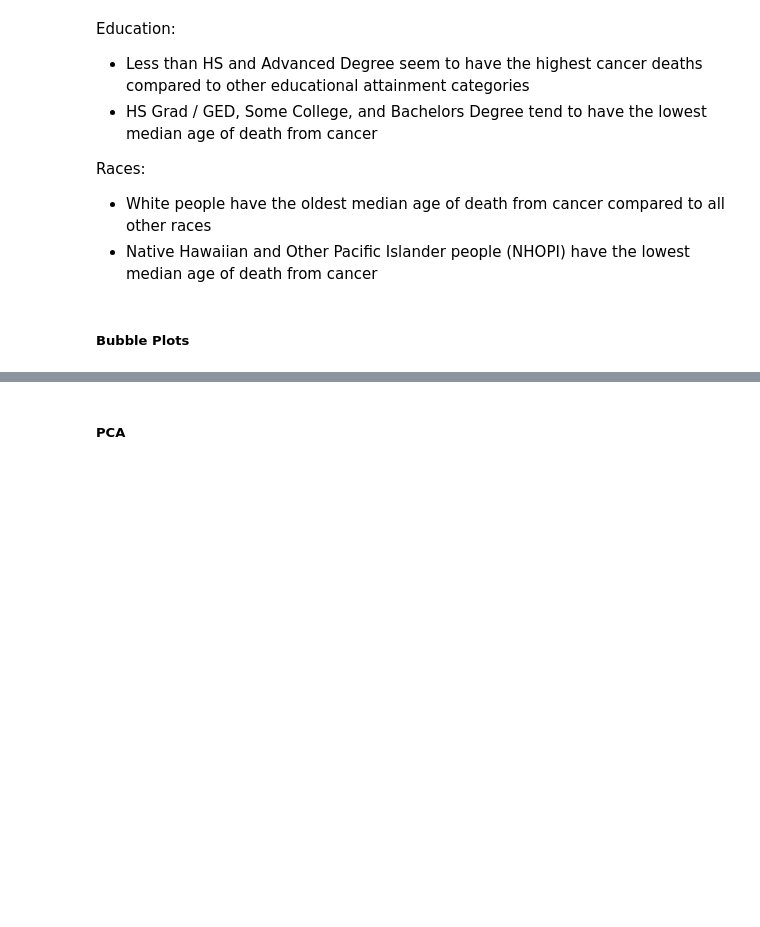
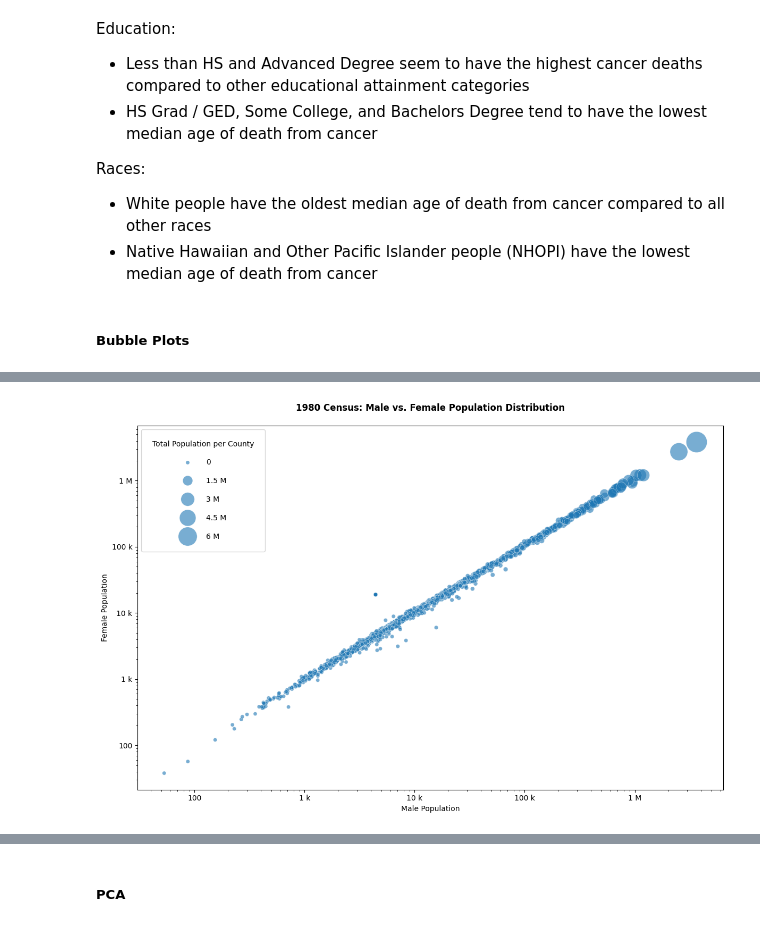
Before and after one commit to aidandig/DX699-ModB2, a Jupyter notebook: Homework/OMDS-ModB2-Week9-DiGregorio-Aidan.ipynb, the cells around one changed output, grey strips where cells are left out. Drawn from its saved outputs; the diff is of its cells as text; code cells hidden in the pictures; blank space fills up the shorter version.

```diff
--- a/Homework/OMDS-ModB2-Week9-DiGregorio-Aidan.ipynb
+++ b/Homework/OMDS-ModB2-Week9-DiGregorio-Aidan.ipynb
@@ -205,0 +221,59 @@ Races:
+# %%
+min_pop = census_pop['total_pop_1980'].min()
+max_pop = census_pop['total_pop_1980'].max()
+
+max_bubble_size = 500
+
+plt.figure(figsize=(12, 8))
+
+ax = sns.scatterplot(
+    x=census_pop['male_pop_1980'],
+    y=census_pop['female_pop_1980'],
+    size=census_pop['total_pop_1980'],
+    sizes=(20, 800),
+    alpha=0.6,
+    legend="brief"
+)
+
+# Improve view since outlier counties make most of the data difficult to read
+ax.set_xscale('log')
+ax.set_yscale('log')
+
+ax.xaxis.set_major_formatter(ticker.EngFormatter())
+ax.yaxis.set_major_formatter(ticker.EngFormatter())
+
+# Create the formatter instance for legend
+formatter = ticker.EngFormatter()
+
+# Force the legend to update and grab the handles/labels
+handles, labels = ax.get_legend_handles_labels()
+
+# Format the labels using EngFormatter
+eng_fmt = ticker.EngFormatter()
+new_labels = []
+
+for label in labels:
+    try:
+        # Remove any existing commas or spaces, then convert to float
+        clean_label = label.replace(',', '').strip()
+        formatted_label = eng_fmt.format_data(float(clean_label))
+        new_labels.append(formatted_label)
+    except ValueError:
+        # If it's the title (e.g., "total_pop_1980"), keep it as is
+        new_labels.append(label)
+
+# 4. Re-apply the legend with the new labels
+ax.legend(handles=handles, labels=new_labels, title="Total Population per County",
+          labelspacing=1.5,
+          borderpad=1.5,
+          handletextpad=1.5)
+
+ax.set_title("1980 Census: Male vs. Female Population Distribution", pad=20, fontweight='bold')
+ax.set_xlabel("Male Population")
+ax.set_ylabel("Female Population")
+
+
+plt.tight_layout()
+plt.show()
+# %% [output]
+[figure, added]
```
Also changed, not shown: parts of 19 cells of this notebook.
